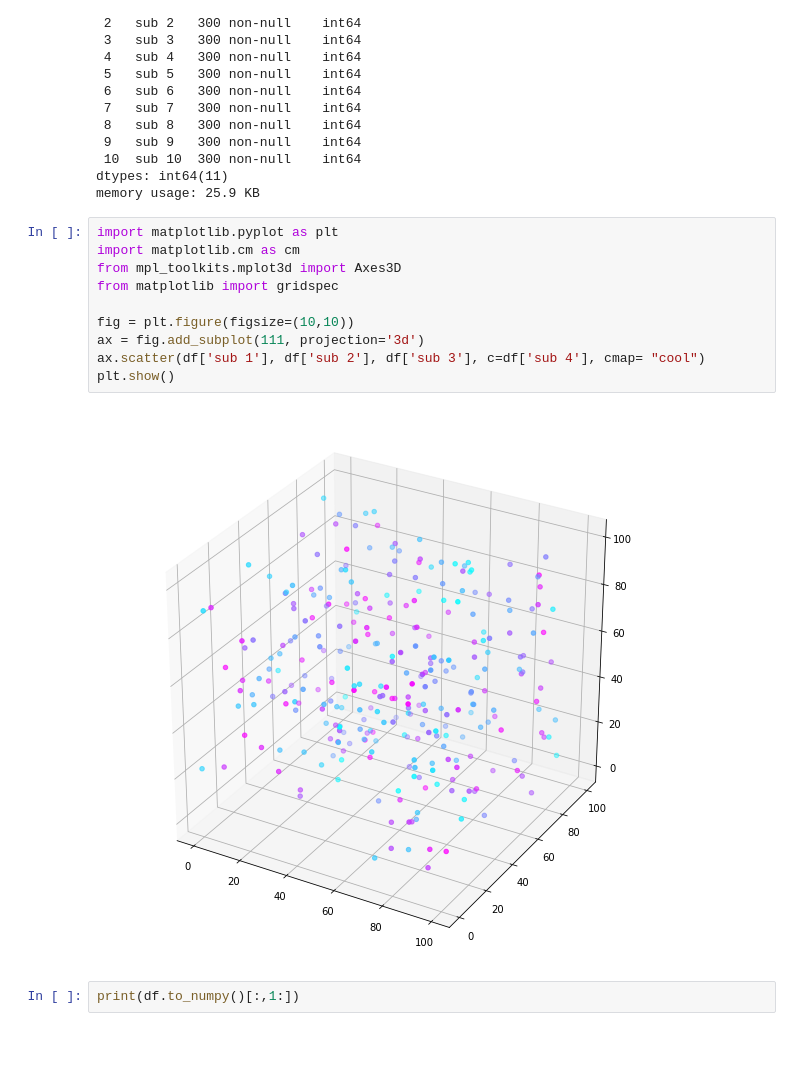
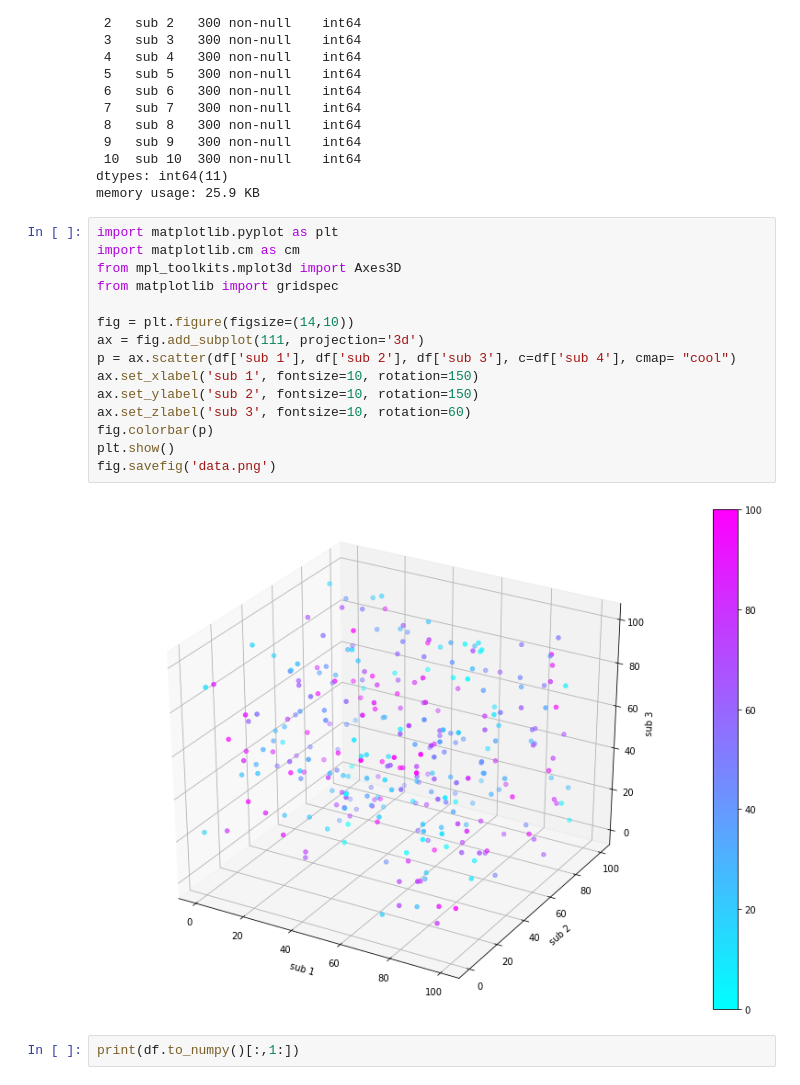
Before and after one commit to andika-eka/Kd-tree-query, a Jupyter notebook: KdTreeRawImplentation.ipynb, the cells around one changed output. Drawn from its saved outputs; the diff is of its cells as text; blank space fills up the shorter version.

```diff
--- a/KdTreeRawImplentation.ipynb
+++ b/KdTreeRawImplentation.ipynb
@@ -28,15 +28,20 @@ memory usage: 25.9 KB
 # %%
 import matplotlib.pyplot as plt
 import matplotlib.cm as cm
 from mpl_toolkits.mplot3d import Axes3D
 from matplotlib import gridspec
 
-fig = plt.figure(figsize=(10,10))
+fig = plt.figure(figsize=(14,10))
 ax = fig.add_subplot(111, projection='3d')
-ax.scatter(df['sub 1'], df['sub 2'], df['sub 3'], c=df['sub 4'], cmap= "cool")
+p = ax.scatter(df['sub 1'], df['sub 2'], df['sub 3'], c=df['sub 4'], cmap= "cool")
+ax.set_xlabel('sub 1', fontsize=10, rotation=150)
+ax.set_ylabel('sub 2', fontsize=10, rotation=150)
+ax.set_zlabel('sub 3', fontsize=10, rotation=60)
+fig.colorbar(p)
 plt.show()
+fig.savefig('data.png')
 # %% [output]
-[figure, old version]
+[figure, new version]
 # %%
 print(df.to_numpy()[:,1:])
 # %% [output]
```
Also changed, not shown: parts of 16 cells of this notebook, 9 other files.
